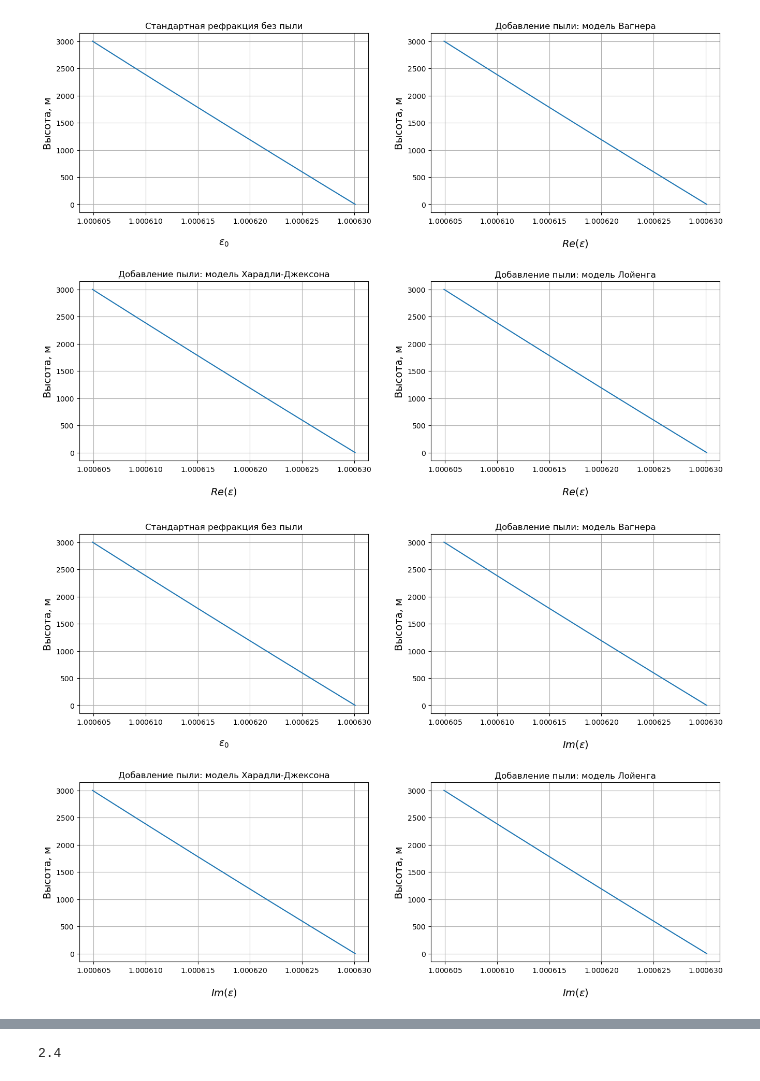
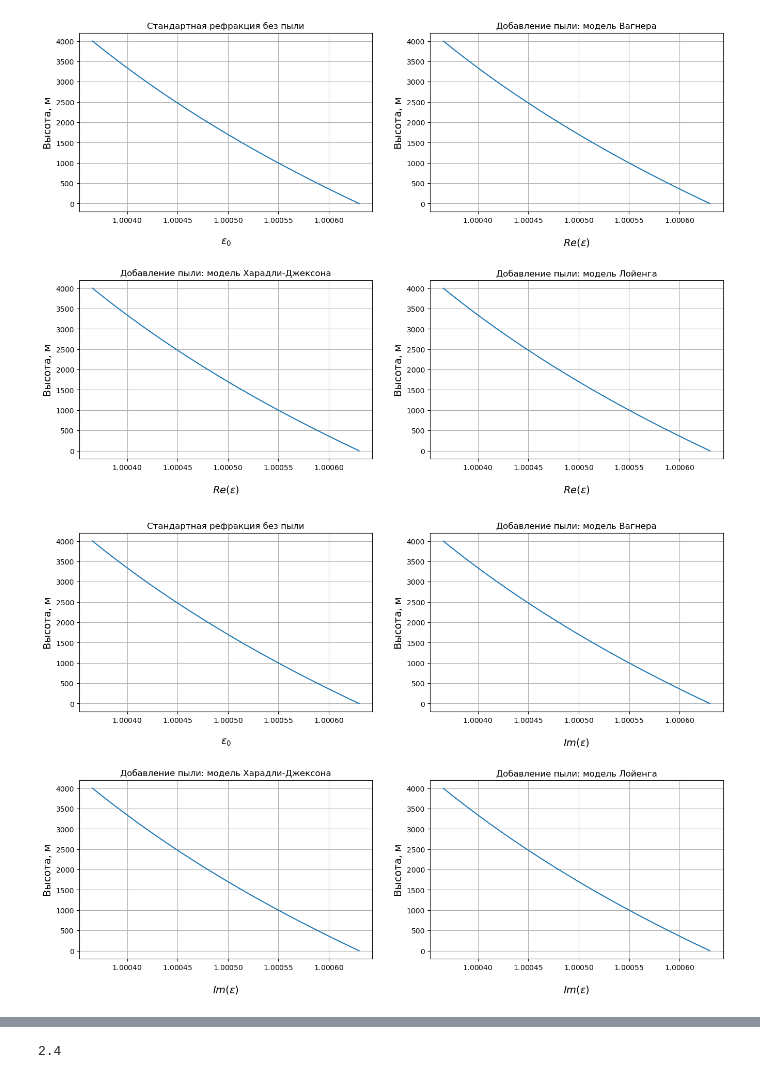
Before and after one commit to Margo-10/pe_radiowaves, a Jupyter notebook: pe_radiowaves.ipynb, the cells around one changed output, grey strips where cells are left out. Drawn from its saved outputs; the diff is of its cells as text; code cells hidden in the pictures.

```diff
--- a/pe_radiowaves.ipynb
+++ b/pe_radiowaves.ipynb
@@ -101,11 +102,11 @@ plt.show()
 # %%
-for i in range(H_max*100+1):
+for i in range(H_max*coeff+1):
     eps_w_complex[i]  = 3.0*eps_0[i]*phi_1*(eps_1.imag-eps_0[i])/(eps_1.imag+2.0*eps_0[i]) + eps_0[i]
 
-for i in range(H_max*100+1):
+for i in range(H_max*coeff+1):
     eps_kj_complex[i] = (2.0*eps_0[i]*phi_1*(eps_1.imag-eps_0[i]) + eps_0[i]*eps_1.imag + 2*eps_0[i]*eps_0[i])/(eps_1.imag+2*eps_0[i]-phi_1*(eps_1.imag-eps_0[i]))
 
-for i in range(H_max*100+1):
+for i in range(H_max*coeff+1):
     eps_l_complex[i] = pow((phi_1*(pow(eps_1.imag,1.0/3.0)-pow(eps_0[i],1.0/3.0)) + pow(eps_0[i],1.0/3.0)), 3)
 # %%
 fig, axs = plt.subplots(2, 2, figsize=(14, 10))
@@ -146,14 +147,14 @@ plt.show()
 # %%
-H_max = 3000
-phi_1 = [0]*(H_max*100+1)
-h = np.linspace(0, H_max, H_max*100+1)
-eps_0 = [0]*(H_max*100+1)
-eps_w_real =  [0]*(H_max*100+1)
-eps_kj_real =  [0]*(H_max*100+1)
-eps_l_real = [0]*(H_max*100+1)
-eps_w_complex = [0]*(H_max*100+1)
-eps_kj_complex = [0]*(H_max*100+1)
-eps_l_complex =  [0]*(H_max*100+1)
+H_max = 4000
+phi_1 = [0]*(H_max*coeff+1)
+h = np.linspace(0, H_max, H_max*coeff+1)
+eps_0 = [0]*(H_max*coeff+1)
+eps_w_real =  [0]*(H_max*coeff+1)
+eps_kj_real =  [0]*(H_max*coeff+1)
+eps_l_real = [0]*(H_max*coeff+1)
+eps_w_complex = [0]*(H_max*coeff+1)
+eps_kj_complex = [0]*(H_max*coeff+1)
+eps_l_complex =  [0]*(H_max*coeff+1)
 eps_1= 4.56 + cmath.sqrt(-1)*0.251
 b=0.28
 rho=2440
@@ -166,20 +167,20 @@ h_0 = 2
 gamma = 1.07
 C = 2.3*1.e-5
 # %%
-for i in range(H_max*100+1):
-    eps_0[i] =  pow ((1 + (315*math.exp(-1.36 *1.e-5*h[i]))*1.e-6),2)
+for i in range(H_max*coeff+1):
+    eps_0[i] =  pow ((1 + (315*math.exp(-1.36 *1.e-4*h[i]))*1.e-6),2)
 # %%
-for i in range(H_max*100):
+for i in range(H_max*coeff):
     phi_1[i+1] = C*pow(h_0/((i+1)*(h[2]-h[1])),b)/(rho*pow(V_0,gamma))
 # %%
 
-for i in range(H_max*100+1):
+for i in range(H_max*coeff+1):
     eps_w_real[i]  = 3*eps_0[i]*phi_1[i]*(eps_1.real-eps_0[i])/(eps_1.real+2*eps_0[i]) + eps_0[i]
 
-for i in range(H_max*100+1):
+for i in range(H_max*coeff+1):
     eps_kj_real[i] = (2*eps_0[i]*phi_1[i]*(eps_1.real-eps_0[i]) + eps_0[i]*eps_1.real + 2*eps_0[i]*eps_0[i])/(eps_1.real+2*eps_0[i]-phi_1[i]*(eps_1.real-eps_0[i]))
 
-for i in range(H_max*100+1):
+for i in range(H_max*coeff+1):
     eps_l_real[i] = pow((phi_1[i]*(pow(eps_1.real,1.0/3.0)-pow(eps_0[i],1.0/3.0)) + pow(eps_0[i],1.0/3.0)), 3)
 
 
@@ -190,42 +191,42 @@ axs[0, 0].set_ylabel('Высота, м', fontsize = 14)
 axs[0, 0].set_xlabel('$ε_0$', fontsize = 14, labelpad=18)
 axs[0, 0].set_title('Стандартная рефракция без пыли')
 axs[0, 0].ticklabel_format(style='scientific', axis='x', useMathText=True, useOffset=False)
 axs[0, 0].grid(True)
 
 axs[0, 1].plot(eps_w_real, h)
 axs[0, 1].set_xlabel('$Re(ε)$', fontsize = 14, labelpad=18)
 axs[0, 1].set_ylabel('Высота, м', fontsize = 14)
 axs[0, 1].set_title('Добавление пыли: модель Вагнера')
 axs[0, 1].ticklabel_format(style='scientific', axis='x', useMathText=True, useOffset=False)
 axs[0, 1].grid(True)
 
 axs[1, 0].plot(eps_kj_real, h)
 axs[1, 0].set_xlabel('$Re(ε)$', fontsize = 14, labelpad=18)
 axs[1, 0].set_ylabel('Высота, м', fontsize = 14)
 axs[1, 0].set_title('Добавление пыли: модель Харадли-Джексона')
 axs[1, 0].ticklabel_format(style='scientific', axis='x', useMathText=True, useOffset=False)
 axs[1, 0].grid(True)
 
 axs[1, 1].plot(eps_l_real, h)
 axs[1, 1].set_xlabel('$Re(ε)$', fontsize = 14, labelpad=18)
 axs[1, 1].set_ylabel('Высота, м', fontsize = 14)
 axs[1, 1].set_title('Добавление пыли: модель Лойенга')
 axs[1, 1].ticklabel_format(style='scientific', axis='x', useMathText=True, useOffset=False)
 axs[1, 1].grid(True)
 
 
 plt.tight_layout(pad=3.0)
 plt.show()
 # %% [output]
-[figure, old version]
+[figure, new version]
 # %%
-for i in range(H_max*100+1):
+for i in range(H_max*coeff+1):
     eps_w_complex[i]  = 3*eps_0[i]*phi_1[i]*(eps_1.imag-eps_0[i])/(eps_1.imag+2*eps_0[i]) + eps_0[i]
 
-for i in range(H_max*100+1):
+for i in range(H_max*coeff+1):
     eps_kj_complex[i] = (2*eps_0[i]*phi_1[i]*(eps_1.imag-eps_0[i]) + eps_0[i]*eps_1.imag + 2*eps_0[i]*eps_0[i])/(eps_1.imag+2*eps_0[i]-phi_1[i]*(eps_1.imag-eps_0[i]))
 
-for i in range(H_max*100+1):
+for i in range(H_max*coeff+1):
     eps_l_complex[i] = pow((phi_1[i]*(pow(eps_1.imag,1.0/3.0)-pow(eps_0[i],1.0/3.0)) + pow(eps_0[i],1.0/3.0)), 3)
 
 fig, axs = plt.subplots(2, 2, figsize=(14, 10))
@@ -262,7 +263,7 @@ axs[1, 1].grid(True)
 plt.tight_layout(pad=3.0)
 plt.show()
 # %% [output]
-[figure, old version]
+[figure, new version]
 # %%
 plt.figure(figsize=(7, 7))
 
```
Also changed, not shown: parts of 7 cells of this notebook.
